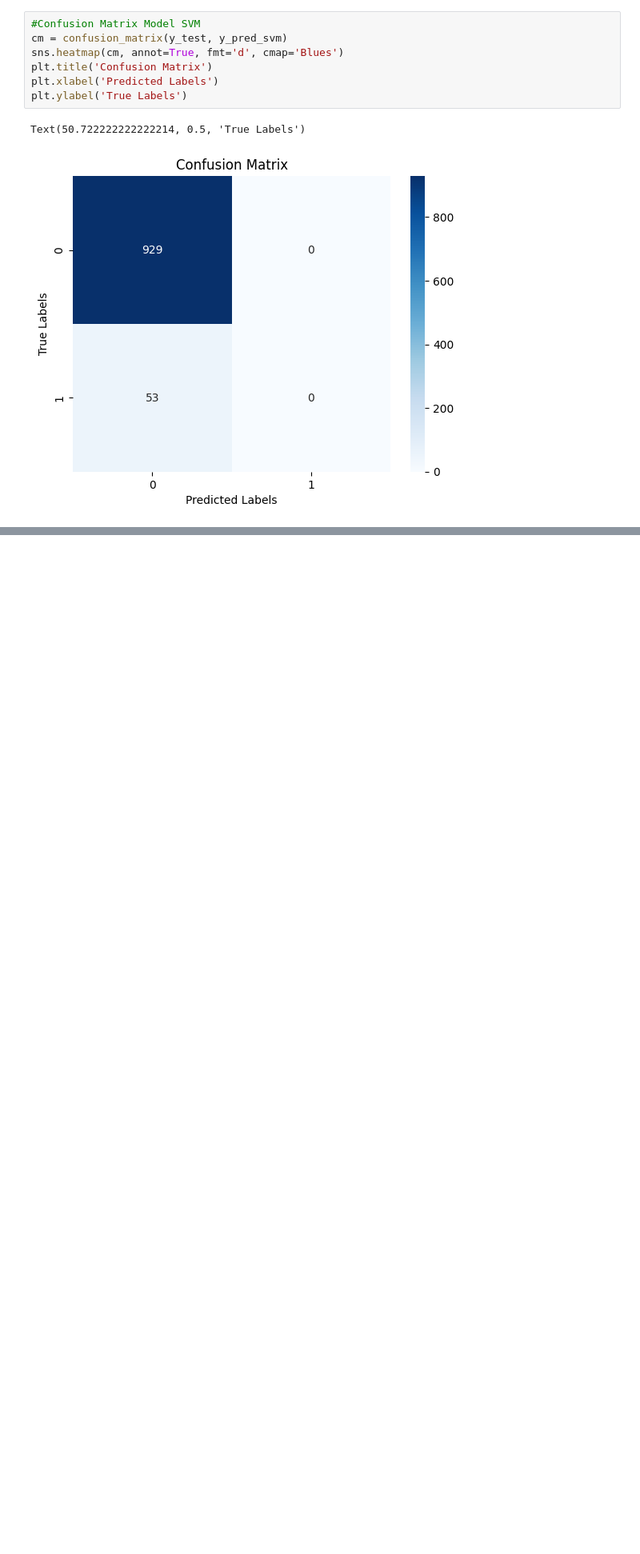
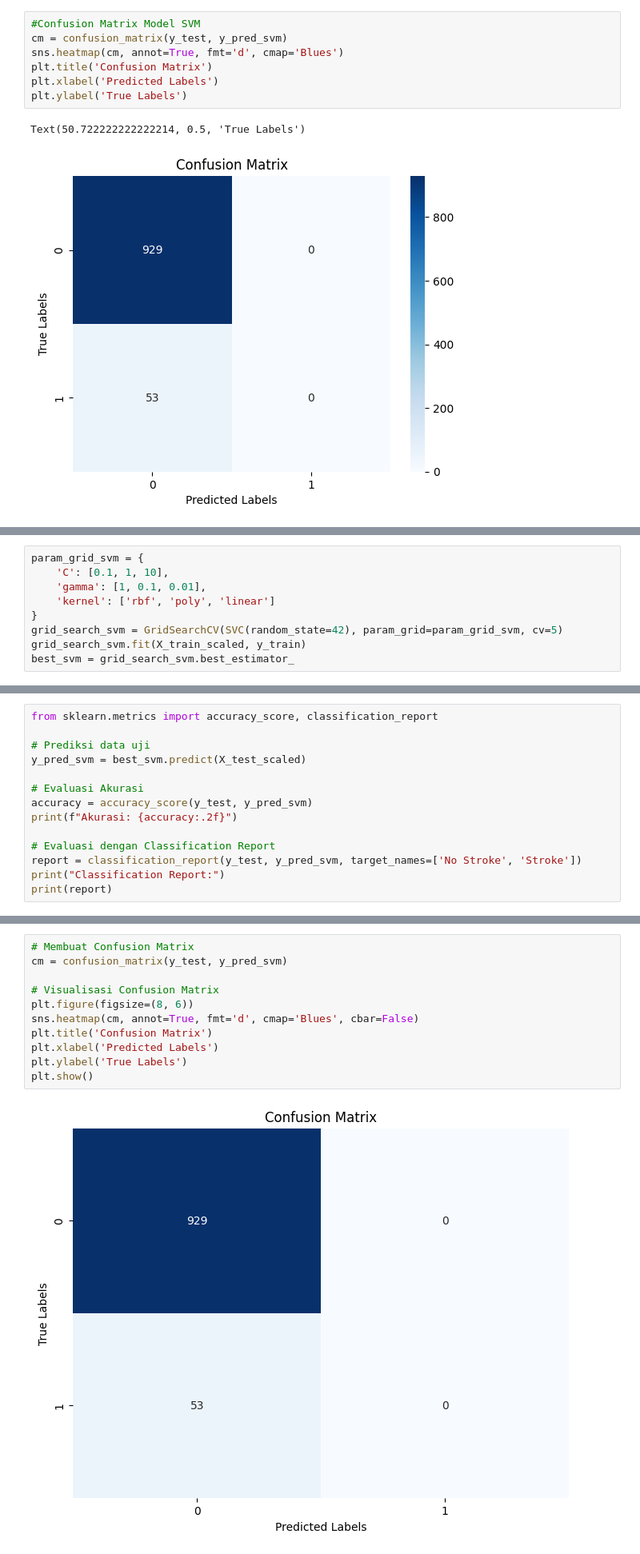
Before and after one commit to iqkyu5566/strokeprediction, a Jupyter notebook: Stroke_Prediction_Analytics.ipynb, the cells around one changed output, grey strips where cells are left out. Shown at 80% size. Drawn from its saved outputs; the diff is of its cells as text; blank space fills up the shorter version.

Commit message:
perbaikan evaluasi

```diff
--- a/Stroke_Prediction_Analytics.ipynb
+++ b/Stroke_Prediction_Analytics.ipynb
@@ -585,0 +596,9 @@ Text(50.722222222222214, 0.5, 'True Labels')
+# %%
+param_grid_svm = {
+    'C': [0.1, 1, 10],
+    'gamma': [1, 0.1, 0.01],
+    'kernel': ['rbf', 'poly', 'linear']
+}
+grid_search_svm = GridSearchCV(SVC(random_state=42), param_grid=param_grid_svm, cv=5)
+grid_search_svm.fit(X_train_scaled, y_train)
+best_svm = grid_search_svm.best_estimator_
@@ -585,0 +610,14 @@ Text(50.722222222222214, 0.5, 'True Labels')
+# %%
+from sklearn.metrics import accuracy_score, classification_report
+
+# Prediksi data uji
+y_pred_svm = best_svm.predict(X_test_scaled)
+
+# Evaluasi Akurasi
+accuracy = accuracy_score(y_test, y_pred_svm)
+print(f"Akurasi: {accuracy:.2f}")
+
+# Evaluasi dengan Classification Report
+report = classification_report(y_test, y_pred_svm, target_names=['No Stroke', 'Stroke'])
+print("Classification Report:")
+print(report)
@@ -585,0 +635,13 @@ Text(50.722222222222214, 0.5, 'True Labels')
+# %%
+# Membuat Confusion Matrix
+cm = confusion_matrix(y_test, y_pred_svm)
+
+# Visualisasi Confusion Matrix
+plt.figure(figsize=(8, 6))
+sns.heatmap(cm, annot=True, fmt='d', cmap='Blues', cbar=False)
+plt.title('Confusion Matrix')
+plt.xlabel('Predicted Labels')
+plt.ylabel('True Labels')
+plt.show()
+# %% [output]
+[figure, added]
```
Also changed, not shown: parts of 4 cells of this notebook, 4 other files.
